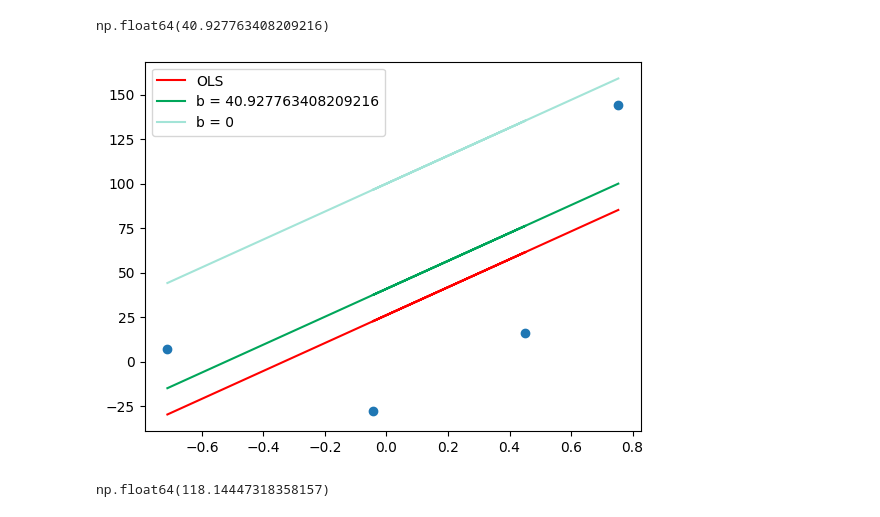
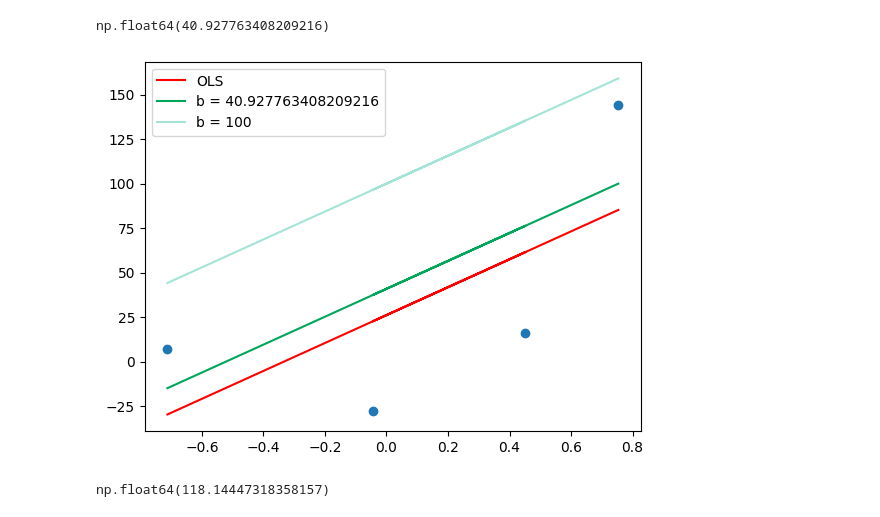
Before and after one commit to Navneet0094/Collab-notebooks, a Jupyter notebook: day51-gradient-descent/gradient_descent_step_by_step.ipynb, the cells around one changed output. Saved outputs shown, nothing was run; the diff lists cells and outputs as text; code cells hidden in the pictures.

```diff
--- a/day51-gradient-descent/gradient_descent_step_by_step.ipynb
+++ b/day51-gradient-descent/gradient_descent_step_by_step.ipynb
@@ -70,14 +86,14 @@ np.float64(40.927763408209216)
 # %%
 y_pred1 = ((78.35 * X) + b).reshape(4)
 
 plt.scatter(X,y)
 plt.plot(X,reg.predict(X),color='red',label='OLS')
 plt.plot(X,y_pred1,color='#00a65a',label='b = {}'.format(b))
-plt.plot(X,y_pred,color='#A3E4D7',label='b = 0')
+plt.plot(X,y_pred,color='#A3E4D7',label='b = 100')
 plt.legend()
 plt.show()
 # %% [output]
-[figure, old version]
+[figure, new version]
 # %%
 # Iteration 2
 loss_slope = -2 * np.sum(y - m*X.ravel() - b)
```
Also changed, not shown: parts of 6 cells of this notebook.
